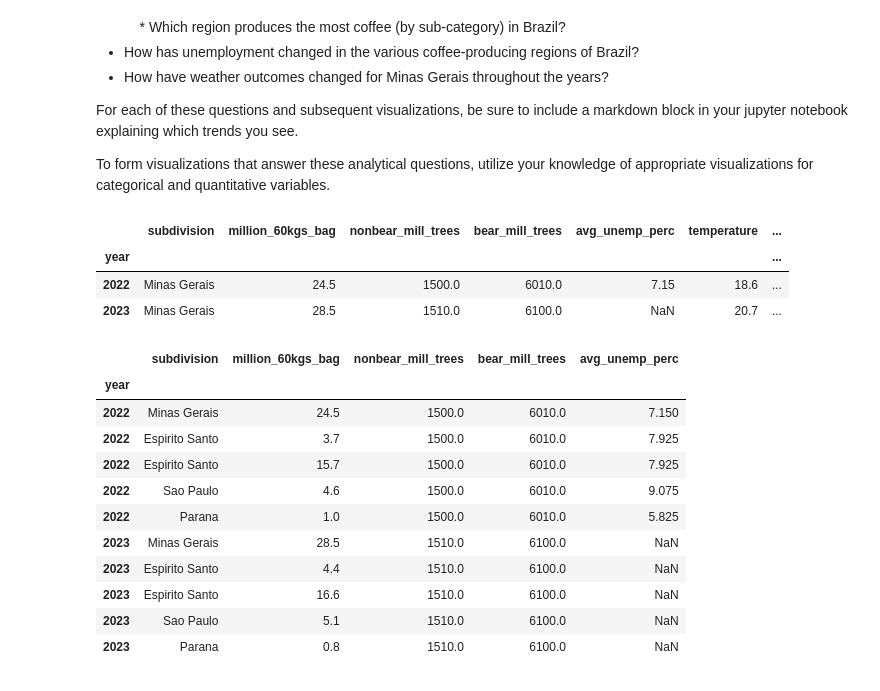
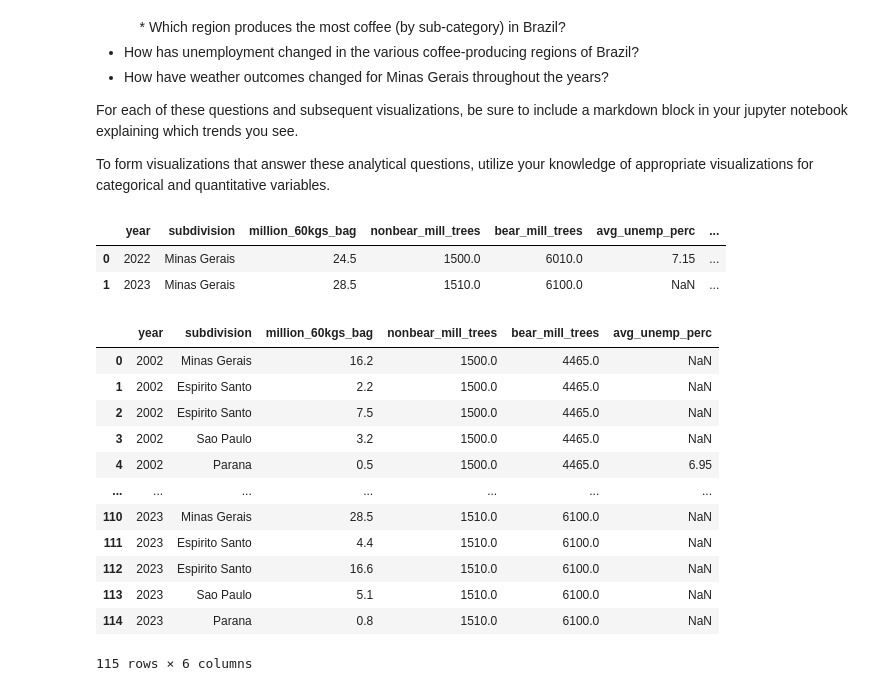
Before and after one commit to khadazhaia/projects, a Jupyter notebook: weather_api/notebooks/explore_weather.ipynb, the cells around one changed output. Saved outputs shown, nothing was run; the diff lists cells and outputs as text; code cells hidden in the pictures.

Commit message:
minas harvest

```diff
--- a/weather_api/notebooks/explore_weather.ipynb
+++ b/weather_api/notebooks/explore_weather.ipynb
@@ -18,35 +18,29 @@ import matplotlib as plt
 import seaborn as sns
 # %%
-minas_df = pd.read_csv("/Users/sa17/Desktop/projects/projects/weather_api/data/csv/minas_yearly_medians.csv")
-
-minas_df.set_index("year", inplace=True)
+minas_df = pd.read_csv("/Users/sa17/Desktop/projects/projects/weather_api/data/csv/mg_yearly_medians.csv")
 
 minas_df
 # %% [output]
-|  | subdivision | million_60kgs_bag | nonbear_mill_trees | bear_mill_trees | avg_unemp_perc | temperature | ... |
-| year |  |  |  |  |  |  | ... |
-| 2022 | Minas Gerais | 24.5 | 1500.0 | 6010.0 | 7.15 | 18.6 | ... |
-| 2023 | Minas Gerais | 28.5 | 1510.0 | 6100.0 | NaN | 20.7 | ... |
+|  | year | subdivision | million_60kgs_bag | nonbear_mill_trees | bear_mill_trees | avg_unemp_perc | ... |
+| 0 | 2022 | Minas Gerais | 24.5 | 1500.0 | 6010.0 | 7.15 | ... |
+| 1 | 2023 | Minas Gerais | 28.5 | 1510.0 | 6100.0 | NaN | ... |
 # %%
 br_df = pd.read_csv("/Users/sa17/Desktop/projects/projects/weather_api/data/csv/br_final.csv")
 
 br_df = pd.DataFrame(br_df)[["year","subdivision", "million_60kgs_bag", "nonbear_mill_trees", "bear_mill_trees","avg_unemp_perc"]]
 
-br_df = br_df[br_df["year"] >= 2022]
-
-br_df.set_index("year", inplace=True)
-
 br_df
 # %% [output]
-|  | subdivision | million_60kgs_bag | nonbear_mill_trees | bear_mill_trees | avg_unemp_perc |
-| year |  |  |  |  |  |
-| 2022 | Minas Gerais | 24.5 | 1500.0 | 6010.0 | 7.150 |
-| 2022 | Espirito Santo | 3.7 | 1500.0 | 6010.0 | 7.925 |
-| 2022 | Espirito Santo | 15.7 | 1500.0 | 6010.0 | 7.925 |
-| 2022 | Sao Paulo | 4.6 | 1500.0 | 6010.0 | 9.075 |
-| 2022 | Parana | 1.0 | 1500.0 | 6010.0 | 5.825 |
-| 2023 | Minas Gerais | 28.5 | 1510.0 | 6100.0 | NaN |
-| 2023 | Espirito Santo | 4.4 | 1510.0 | 6100.0 | NaN |
-| 2023 | Espirito Santo | 16.6 | 1510.0 | 6100.0 | NaN |
-| 2023 | Sao Paulo | 5.1 | 1510.0 | 6100.0 | NaN |
-| 2023 | Parana | 0.8 | 1510.0 | 6100.0 | NaN |
+|  | year | subdivision | million_60kgs_bag | nonbear_mill_trees | bear_mill_trees | avg_unemp_perc |
+| 0 | 2002 | Minas Gerais | 16.2 | 1500.0 | 4465.0 | NaN |
+| 1 | 2002 | Espirito Santo | 2.2 | 1500.0 | 4465.0 | NaN |
+| 2 | 2002 | Espirito Santo | 7.5 | 1500.0 | 4465.0 | NaN |
+| 3 | 2002 | Sao Paulo | 3.2 | 1500.0 | 4465.0 | NaN |
+| 4 | 2002 | Parana | 0.5 | 1500.0 | 4465.0 | 6.95 |
+| ... | ... | ... | ... | ... | ... | ... |
+| 110 | 2023 | Minas Gerais | 28.5 | 1510.0 | 6100.0 | NaN |
+| 111 | 2023 | Espirito Santo | 4.4 | 1510.0 | 6100.0 | NaN |
+| 112 | 2023 | Espirito Santo | 16.6 | 1510.0 | 6100.0 | NaN |
+| 113 | 2023 | Sao Paulo | 5.1 | 1510.0 | 6100.0 | NaN |
+| 114 | 2023 | Parana | 0.8 | 1510.0 | 6100.0 | NaN |
+115 rows × 6 columns
```
Also changed, not shown: parts of 9 cells of this notebook, 3 other files.
